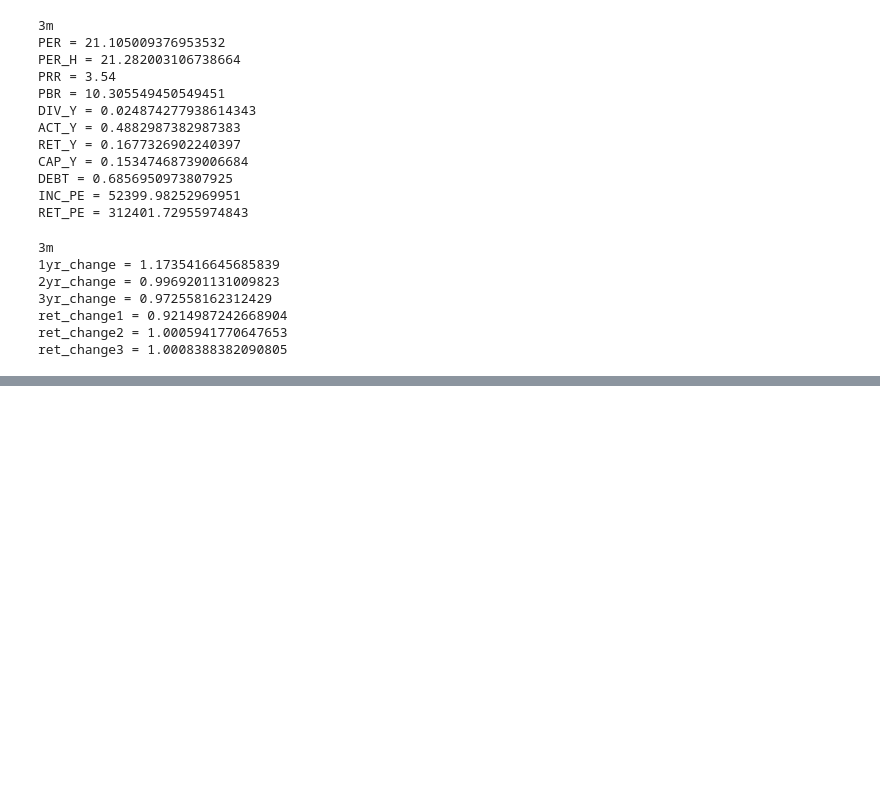
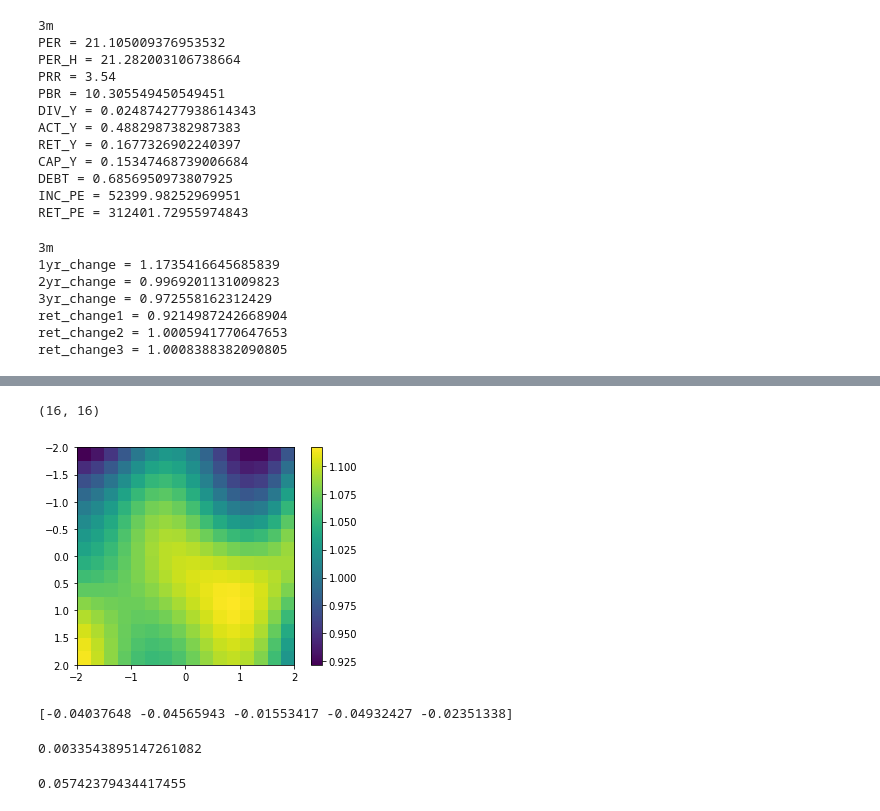
Before and after one commit to Michel150/stocks_machine_learning, a Jupyter notebook: model_creation/interactive.ipynb, the cells around one changed output, grey strips where cells are left out. Cells and saved outputs as stored; diff of their text form; code cells hidden in the pictures; blank space fills up the shorter version.

```diff
--- a/model_creation/interactive.ipynb
+++ b/model_creation/interactive.ipynb
@@ -86,0 +212,31 @@ print(y.shape)
+# %%
+from sklearn.svm import SVR
+
+svr = SVR(epsilon=0.2).fit(X_tsp, y_train)
+# %%
+predictions = svr.predict(grid).reshape(16,16)
+print(predictions.shape)
+
+plt.imshow(predictions, extent=[-2,2,2,-2])
+plt.colorbar()
+plt.show()
+# %% [output]
+(16, 16)
+[figure, added]
+# %%
+from sklearn.model_selection import cross_val_score
+
+score = cross_val_score(SVR(), X_tsp, y_train, cv=5)
+print(score)
+svr.score(X_tsp, y_train)
+# %% [output]
+[-0.04037648 -0.04565943 -0.01553417 -0.04932427 -0.02351338]
+0.0033543895147261082
+# %%
+from sklearn.inspection import permutation_importance
+
+svr_f = SVR().fit(X_ts, y_train)
+print(svr_f.score(X_ts, y_train))
+r = permutation_importance(svr_f, X_ts, y_train, n_repeats=30, random_state=42)
+# %% [output]
+0.05742379434417455
```
Also changed, not shown: parts of 25 cells of this notebook, 2 other files.
